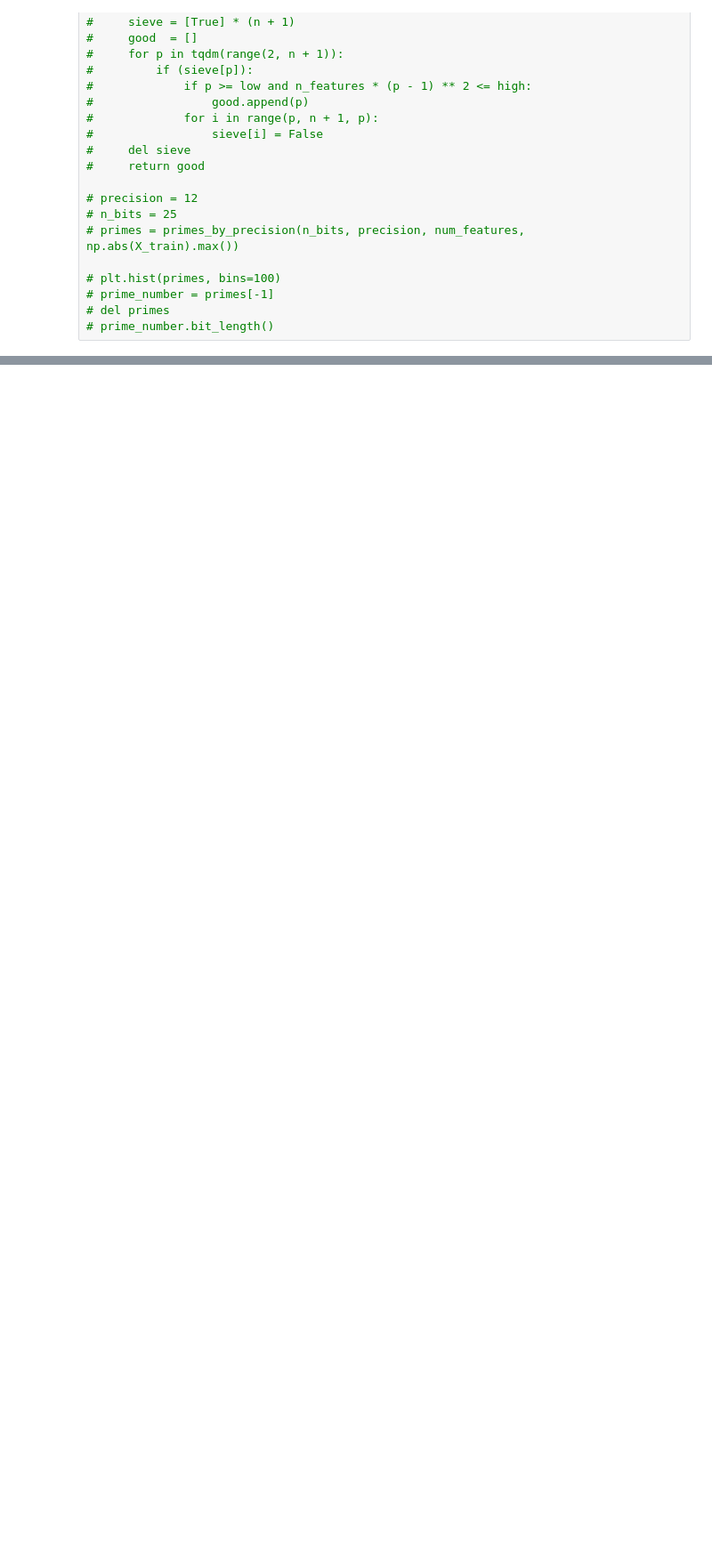
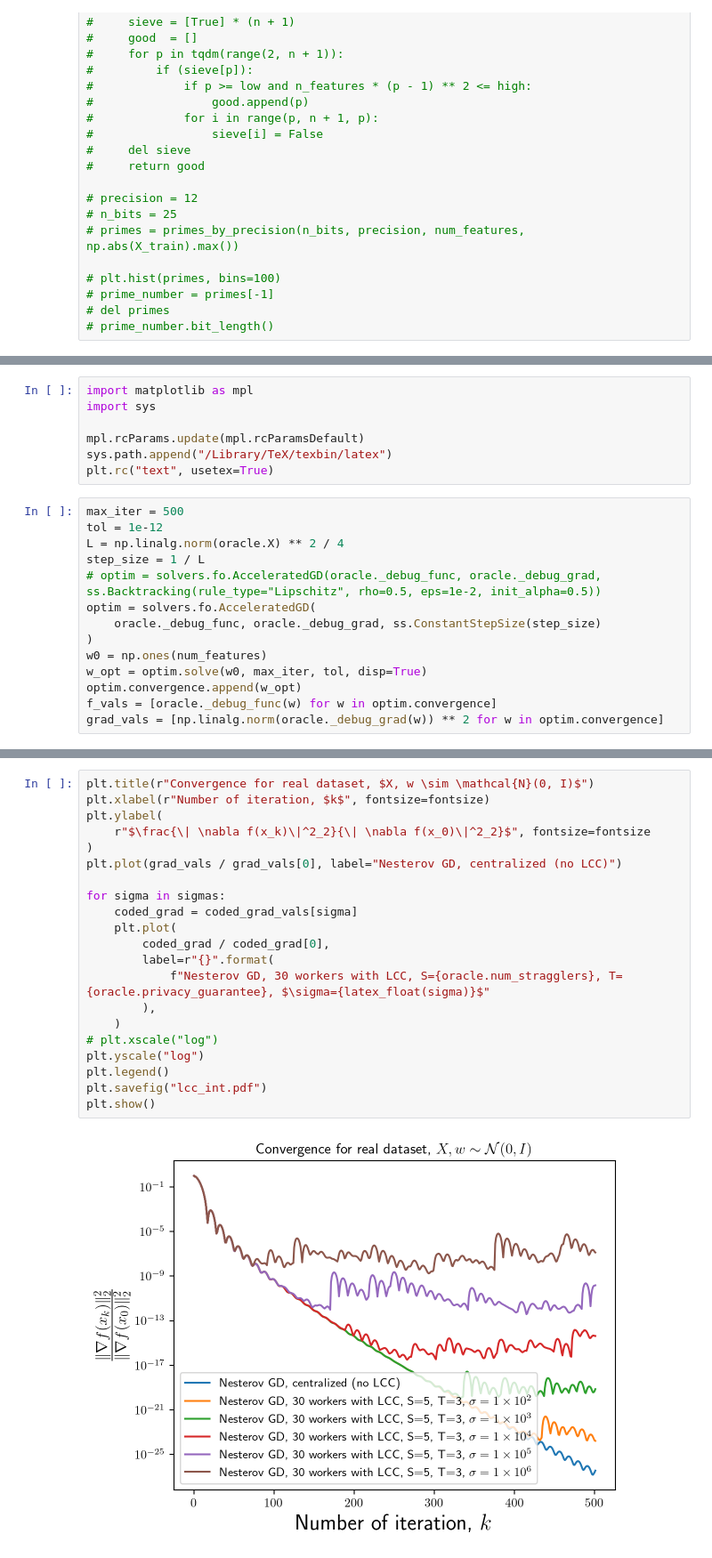
Before and after one commit to Fr0do/lcc_fl, a Jupyter notebook: lcc_linreg.ipynb, the cells around one changed output, grey strips where cells are left out. Shown at 89% size. Saved outputs shown, nothing was run; the diff lists cells and outputs as text; blank space fills up the shorter version.

```diff
--- a/lcc_linreg.ipynb
+++ b/lcc_linreg.ipynb
@@ -227,0 +657,21 @@ class LCCLeastSquaresOracle(BaseSmoothOracle):
+# %%
+import matplotlib as mpl
+import sys
+
+mpl.rcParams.update(mpl.rcParamsDefault)
+sys.path.append("/Library/TeX/texbin/latex")
+plt.rc("text", usetex=True)
+# %%
+max_iter = 500
+tol = 1e-12
+L = np.linalg.norm(oracle.X) ** 2 / 4
+step_size = 1 / L
+# optim = solvers.fo.AcceleratedGD(oracle._debug_func, oracle._debug_grad, ss.Backtracking(rule_type="Lipschitz", rho=0.5, eps=1e-2, init_alpha=0.5))
+optim = solvers.fo.AcceleratedGD(
+    oracle._debug_func, oracle._debug_grad, ss.ConstantStepSize(step_size)
+)
+w0 = np.ones(num_features)
+w_opt = optim.solve(w0, max_iter, tol, disp=True)
+optim.convergence.append(w_opt)
+f_vals = [oracle._debug_func(w) for w in optim.convergence]
+grad_vals = [np.linalg.norm(oracle._debug_grad(w)) ** 2 for w in optim.convergence]
@@ -227,0 +740,23 @@ class LCCLeastSquaresOracle(BaseSmoothOracle):
+# %%
+plt.title(r"Convergence for real dataset, $X, w \sim \mathcal{N}(0, I)$")
+plt.xlabel(r"Number of iteration, $k$", fontsize=fontsize)
+plt.ylabel(
+    r"$\frac{\| \nabla f(x_k)\|^2_2}{\| \nabla f(x_0)\|^2_2}$", fontsize=fontsize
+)
+plt.plot(grad_vals / grad_vals[0], label="Nesterov GD, centralized (no LCC)")
+
+for sigma in sigmas:
+    coded_grad = coded_grad_vals[sigma]
+    plt.plot(
+        coded_grad / coded_grad[0],
+        label=r"{}".format(
+            f"Nesterov GD, 30 workers with LCC, S={oracle.num_stragglers}, T={oracle.privacy_guarantee}, $\sigma={latex_float(sigma)}$"
+        ),
+    )
+# plt.xscale("log")
+plt.yscale("log")
+plt.legend()
+plt.savefig("lcc_int.pdf")
+plt.show()
+# %% [output]
+[figure, added]
```
Also changed, not shown: parts of 83 cells of this notebook, 2 other files.
